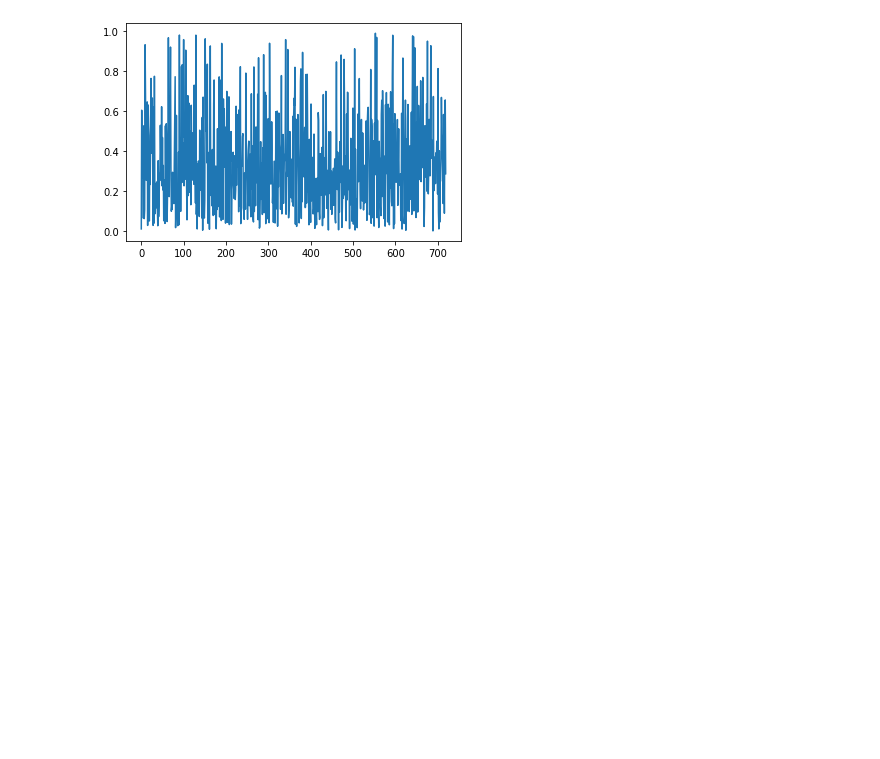
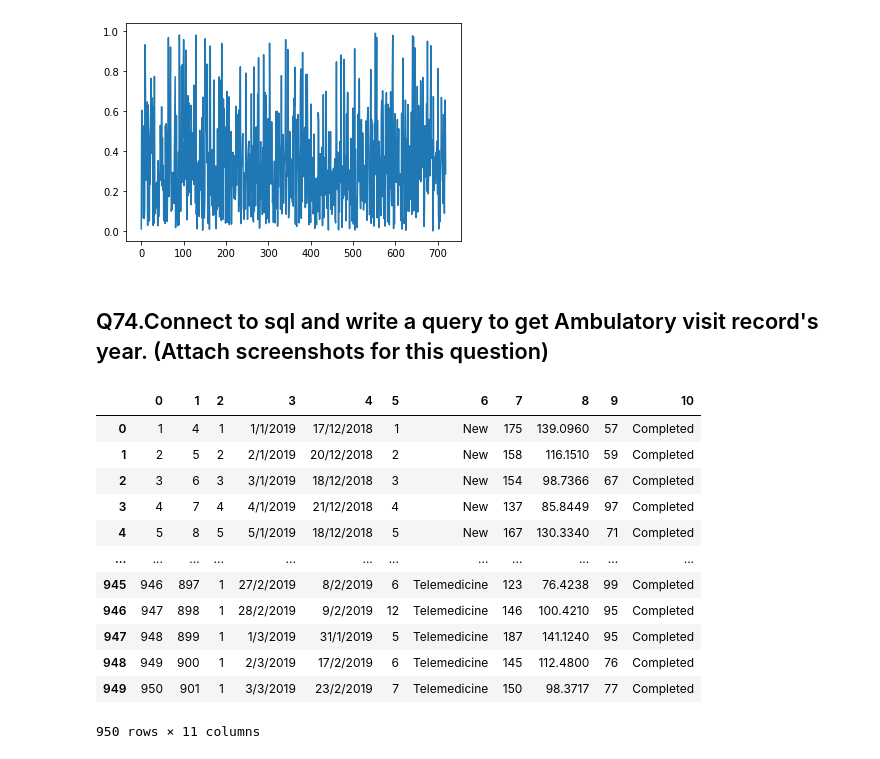
Before and after one commit to swatiguptacse/Team-6-Python-Peers, a Jupyter notebook: Q61to80_team6.ipynb, the cells around one changed output. Saved outputs shown, nothing was run; the diff lists cells and outputs as text; code cells hidden in the pictures; blank space fills up the shorter version.

```diff
--- a/Q61to80_team6.ipynb
+++ b/Q61to80_team6.ipynb
@@ -173,3 +173,5 @@ plt.plot(df["ExpectedMortality"])
 # %% [output]
 [<matplotlib.lines.Line2D at 0x...>]
 [figure]
+# %% [markdown]
+## Q74.Connect to sql and write a query to get Ambulatory visit record's year. (Attach screenshots for this question)
@@ -175,0 +184,22 @@ plt.plot(df["ExpectedMortality"])
+# %%
+database = MySQLdb.connect(host="localhost" , user="root" , password="root" , database="mysql1")
+cursor = database.cursor()
+sql = "select * from ambvisit"
+cursor.execute(sql)
+data = cursor.fetchall()
+data = pd.DataFrame(data)
+data
+# %% [output]
+|  | 0 | 1 | 2 | 3 | 4 | 5 | 6 | 7 | 8 | 9 | 10 |
+| 0 | 1 | 4 | 1 | 1/1/2019 | 17/12/2018 | 1 | New | 175 | 139.0960 | 57 | Completed |
+| 1 | 2 | 5 | 2 | 2/1/2019 | 20/12/2018 | 2 | New | 158 | 116.1510 | 59 | Completed |
+| 2 | 3 | 6 | 3 | 3/1/2019 | 18/12/2018 | 3 | New | 154 | 98.7366 | 67 | Completed |
+| 3 | 4 | 7 | 4 | 4/1/2019 | 21/12/2018 | 4 | New | 137 | 85.8449 | 97 | Completed |
+| 4 | 5 | 8 | 5 | 5/1/2019 | 18/12/2018 | 5 | New | 167 | 130.3340 | 71 | Completed |
+| ... | ... | ... | ... | ... | ... | ... | ... | ... | ... | ... | ... |
+| 945 | 946 | 897 | 1 | 27/2/2019 | 8/2/2019 | 6 | Telemedicine | 123 | 76.4238 | 99 | Completed |
+| 946 | 947 | 898 | 1 | 28/2/2019 | 9/2/2019 | 12 | Telemedicine | 146 | 100.4210 | 95 | Completed |
+| 947 | 948 | 899 | 1 | 1/3/2019 | 31/1/2019 | 5 | Telemedicine | 187 | 141.1240 | 95 | Completed |
+| 948 | 949 | 900 | 1 | 2/3/2019 | 17/2/2019 | 6 | Telemedicine | 145 | 112.4800 | 76 | Completed |
+| 949 | 950 | 901 | 1 | 3/3/2019 | 23/2/2019 | 7 | Telemedicine | 150 | 98.3717 | 77 | Completed |
+950 rows × 11 columns
```
Also changed, not shown: parts of 7 cells of this notebook.
